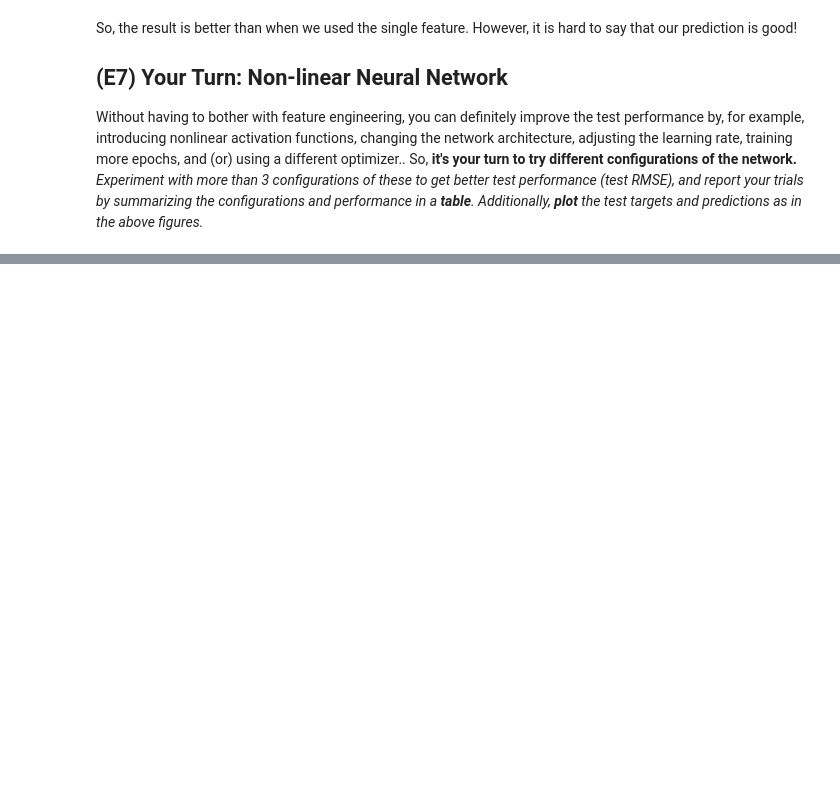
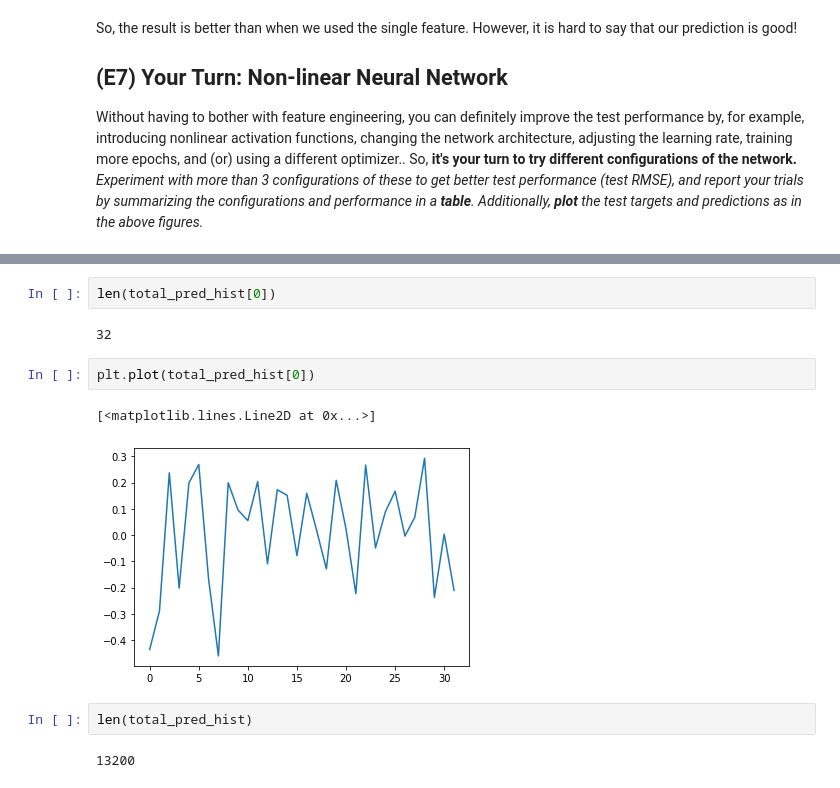
Before and after one commit to armandordorica/MIE1516_A3_Neural_Network, a Jupyter notebook: E7_regression.ipynb, the cells around one changed output, grey strips where cells are left out. Cells and saved outputs as stored; diff of their text form; blank space fills up the shorter version.

```diff
--- a/E7_regression.ipynb
+++ b/E7_regression.ipynb
@@ -260,0 +294,13 @@ Without having to bother with feature engineering, you can definitely improve th
+# %%
+len(total_pred_hist[0])
+# %% [output]
+32
+# %%
+plt.plot(total_pred_hist[0])
+# %% [output]
+[<matplotlib.lines.Line2D at 0x...>]
+[figure, added]
+# %%
+len(total_pred_hist)
+# %% [output]
+13200
```
Also changed, not shown: parts of 7 cells of this notebook, 4 other files.
